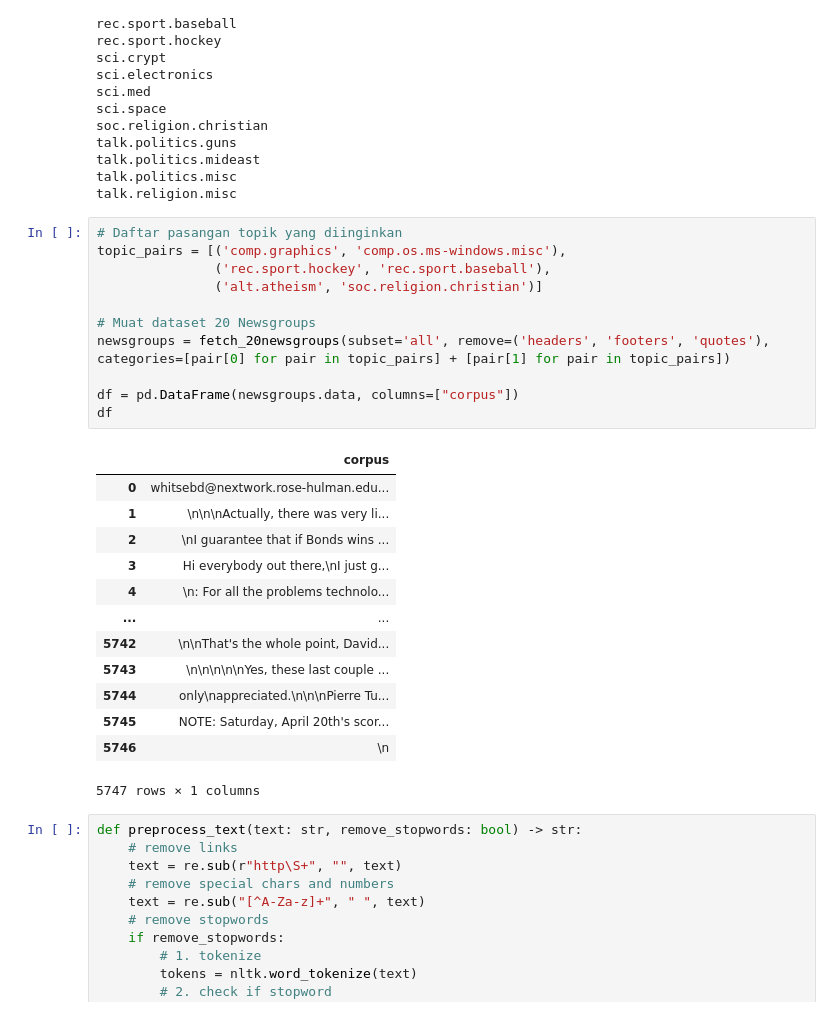
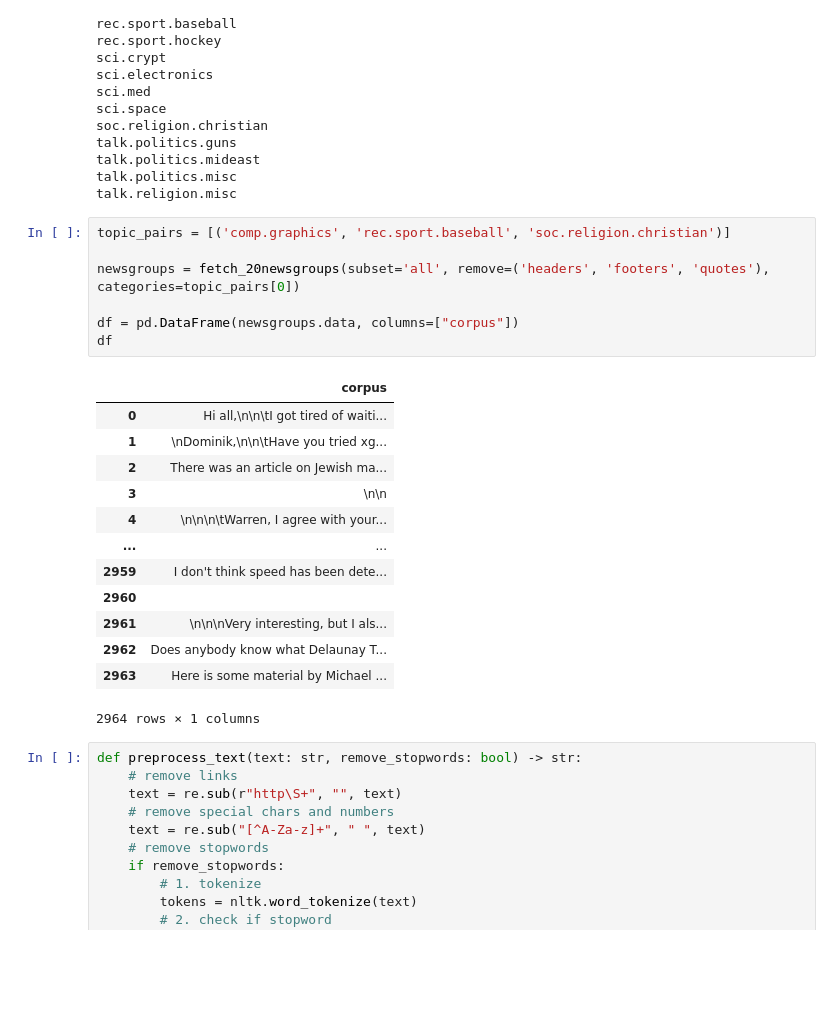
Before and after one commit to bagascahyafb/W10, a Jupyter notebook: Praktikum W10.ipynb, the cells around one changed output. Drawn from its saved outputs; the diff is of its cells as text; blank space fills up the shorter version.

```diff
--- a/Praktikum W10.ipynb
+++ b/Praktikum W10.ipynb
@@ -74,30 +76,26 @@ talk.politics.mideast
 talk.politics.misc
 talk.religion.misc
 # %%
-# Daftar pasangan topik yang diinginkan
-topic_pairs = [('comp.graphics', 'comp.os.ms-windows.misc'),
-               ('rec.sport.hockey', 'rec.sport.baseball'),
-               ('alt.atheism', 'soc.religion.christian')]
+topic_pairs = [('comp.graphics', 'rec.sport.baseball', 'soc.religion.christian')]
 
-# Muat dataset 20 Newsgroups
-newsgroups = fetch_20newsgroups(subset='all', remove=('headers', 'footers', 'quotes'), categories=[pair[0] for pair in topic_pairs] + [pair[1] for pair in topic_pairs])
+newsgroups = fetch_20newsgroups(subset='all', remove=('headers', 'footers', 'quotes'), categories=topic_pairs[0])
 
 df = pd.DataFrame(newsgroups.data, columns=["corpus"])
 df
 # %% [output]
 |  | corpus |
-| 0 | whitsebd@nextwork.rose-hulman.edu... |
-| 1 | \n\n\nActually, there was very li... |
-| 2 | \nI guarantee that if Bonds wins ... |
-| 3 | Hi everybody out there,\nI just g... |
-| 4 | \n: For all the problems technolo... |
+| 0 | Hi all,\n\n\tI got tired of waiti... |
+| 1 | \nDominik,\n\n\tHave you tried xg... |
+| 2 | There was an article on Jewish ma... |
+| 3 | \n\n |
+| 4 | \n\n\n\tWarren, I agree with your... |
 | ... | ... |
-| 5742 | \n\nThat's the whole point, David... |
-| 5743 | \n\n\n\n\nYes, these last couple ... |
-| 5744 | only\nappreciated.\n\n\nPierre Tu... |
-| 5745 | NOTE: Saturday, April 20th's scor... |
-| 5746 | \n |
+| 2959 | I don't think speed has been dete... |
+| 2960 |  |
+| 2961 | \n\n\nVery interesting, but I als... |
+| 2962 | Does anybody know what Delaunay T... |
+| 2963 | Here is some material by Michael ... |
-5747 rows × 1 columns
+2964 rows × 1 columns
 # %%
 def preprocess_text(text: str, remove_stopwords: bool) -> str:
     # remove links
```
Also changed, not shown: parts of 15 cells of this notebook.
